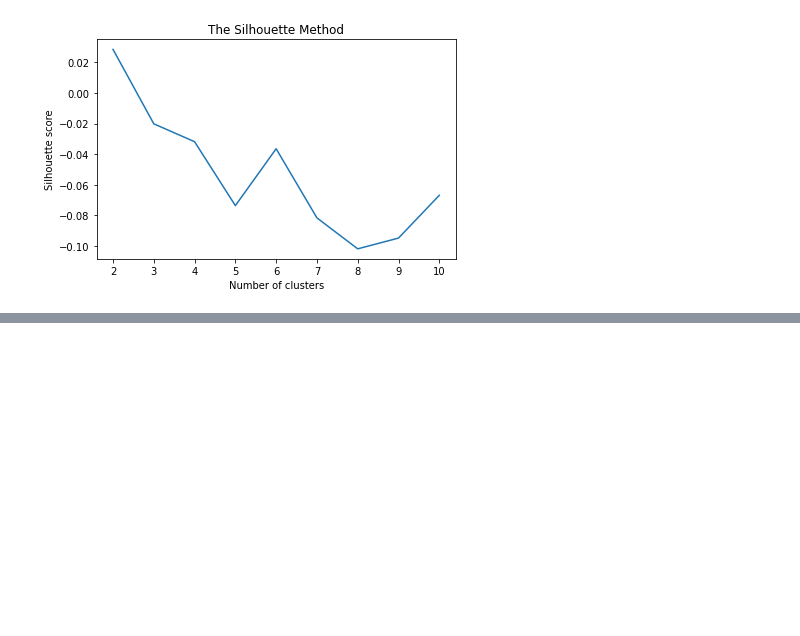
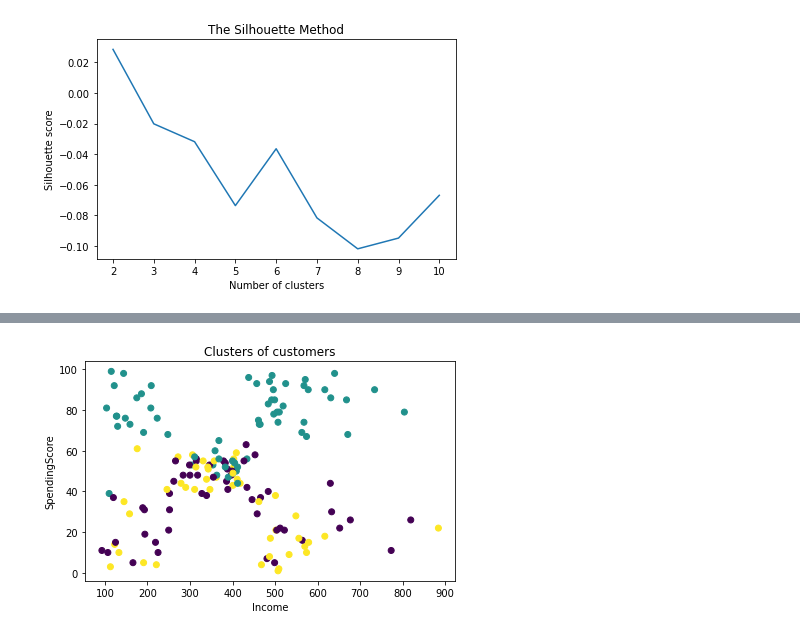
Before and after one commit to seanxuu/Machine-Learning-7126, a Jupyter notebook: assignment3.ipynb, the cells around one changed output, grey strips where cells are left out. Drawn from its saved outputs; the diff is of its cells as text; code cells hidden in the pictures; blank space fills up the shorter version.

```diff
--- a/assignment3.ipynb
+++ b/assignment3.ipynb
@@ -166,0 +160,9 @@ save_fig("kmeans_Age_SpendingScore")
+# %%
+# plot the clusters using income and spending score
+plt.scatter(train_set['Income'], train_set['SpendingScore'], c=kmeans.named_steps['kmeans'].labels_)
+plt.title('Clusters of customers')
+plt.xlabel('Income')
+plt.ylabel('SpendingScore')
+save_fig("Clusters of customers")
+# %% [output]
+[figure, added]
```
Also changed, not shown: parts of 4 cells of this notebook, 7 other files.
